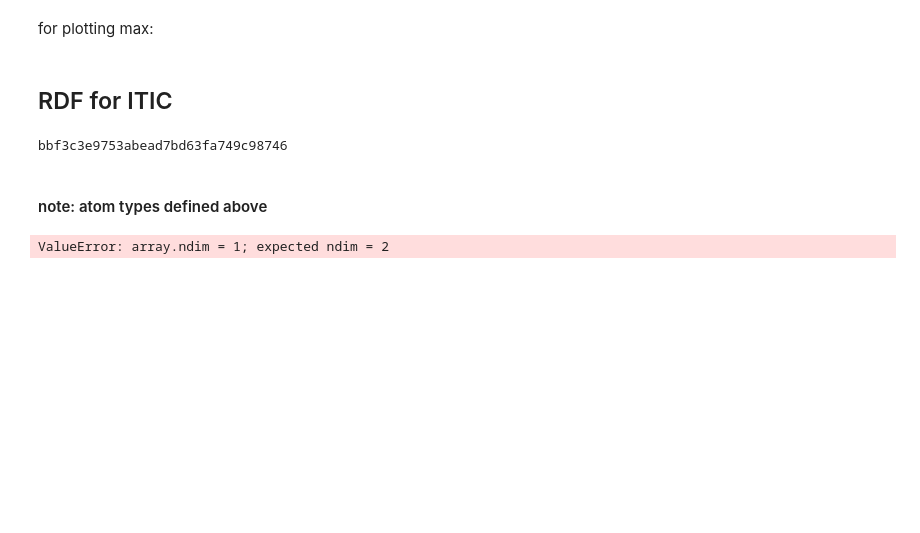
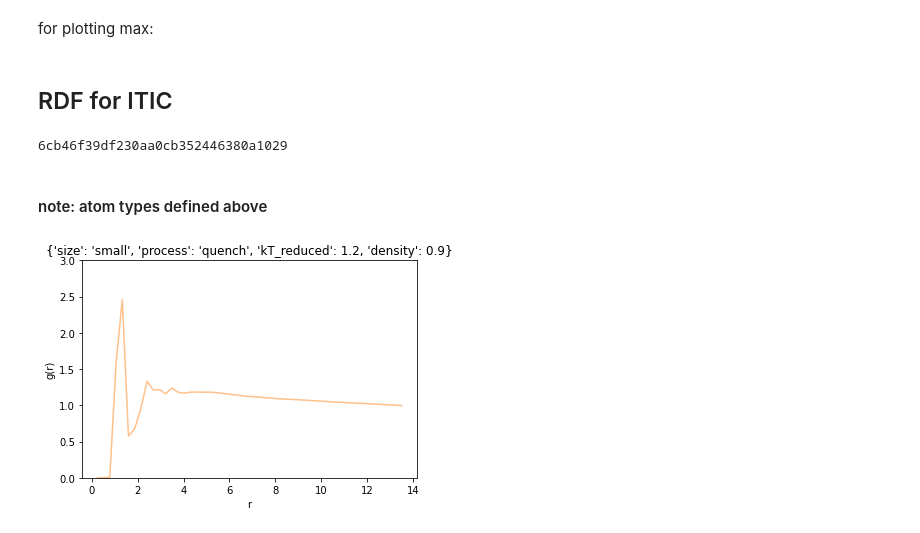
Before and after one commit to emilyepstein/ptb7-itic, a Jupyter notebook: ptb7-project/jup_notebooks/rdfs.ipynb, the cells around one changed output. Saved outputs shown, nothing was run; the diff lists cells and outputs as text; code cells hidden in the pictures; blank space fills up the shorter version.

```diff
--- a/ptb7-project/jup_notebooks/rdfs.ipynb
+++ b/ptb7-project/jup_notebooks/rdfs.ipynb
@@ -64,11 +64,11 @@ def create_rdf(rdf_path,
     f.close()
     return freud_rdf, filename
 # %%
-def rdf_plot(job_list):
+def rdf_analysis(job_list):
 
     for job in job_list:
         rdf_path = job.fn("trajectory.gsd")
-        freud_rdf, filename = create_rdf(rdf_path, atom_types=['f'], start = 95)
+        freud_rdf, filename = rdf_from_gsd(rdf_path, atom_types=['f'], start = 95)
         txt_path = job.fn('f-trajectory.txt')
 
     line = np.genfromtxt(txt_path, names = True, delimiter = ",")
@@ -83,8 +83,9 @@ def rdf_plot(job_list):
     plt.ylim(0, 1.6)
     plt.title(state_dict)
 
+    ppath = "/home/emilyepstein/projects/ptb7-itic/ptb7-project/jup_notebooks/plots-ptb7/{}.png".format(job)
 
-    plt.show()
+    plt.savefig(ppath)
 
     #still looking for atom type in title
 # %%
@@ -111,28 +112,29 @@ data_path = "/home/erjank_project/itic-project/workspace"
 
 project = signac.get_project(data_path)
 # %%
-state_dict = {"molecule": "ITIC",
-              "size":"medium",
-              "process":"quench",
-              "density": 0.9,
-              "kT_reduced": 1.7}
+state_dict={"size": "small",
+            "process": "quench",
+            "kT_reduced":1.2,
+            "density":0.9}
 
 job_list = project.find_jobs(state_dict)
+
+#print(project.detect_schema())
 # %%
 for job in job_list:
     rdf_path = job.fn("trajectory.gsd")
     print(job)
 # %% [output]
-bbf3c3e9753abead7bd63fa749c98746
+6cb46f39df230aa0cb352446380a1029
 # %% [markdown]
 #### note: atom types defined above
 # %%
-def create_rdf(rdf_path,
-               atom_types='all',
-               r_max = None,
-               r_min = 0.1,
-               nbins = 50,
-               start = 100):
+def rdf_from_gsd(rdf_path,
+                 atom_types='all',
+                 r_max = None,
+                 r_min = 0.1,
+                 nbins = 50,
+                 start = 100):
 
 
     f = gsd.pygsd.GSDFile(open(rdf_path, "rb"))
@@ -156,12 +158,12 @@ def create_rdf(rdf_path,
     f.close()
     return freud_rdf, filename
 # %%
-def rdf_plot(job_list):
+def rdf_analysis(job_list):
 
     for job in job_list:
         rdf_path = job.fn("trajectory.gsd")
-        freud_rdf, filename = create_rdf(rdf_path, atom_types=['all'], start = 95)
-        txt_path = job.fn('f-trajectory.txt')
+        freud_rdf, filename = rdf_from_gsd(rdf_path, atom_types=['ss'], start = 0)
+        txt_path = job.fn('ss-trajectory.txt')
 
     line = np.genfromtxt(txt_path, names = True, delimiter = ",")
 
@@ -172,14 +174,15 @@ def rdf_plot(job_list):
 
     plt.xlabel("r")
     plt.ylabel("g(r)")
-    plt.ylim(0, 1.6)
+    plt.ylim(0, 3.0)
     plt.title(state_dict)
 
+    ppath = "/home/emilyepstein/projects/ptb7-itic/ptb7-project/jup_notebooks/plots-itic/{}.png".format(job)
 
-    plt.show()
+    plt.savefig(ppath)
 
     #still looking for atom type in title
 # %%
-rdf_plot(job_list)
+rdf_analysis(job_list)
 # %% [output]
-ValueError: array.ndim = 1; expected ndim = 2
+[figure, added]
```
Also changed, not shown: parts of 2 cells of this notebook, 5 other files.
